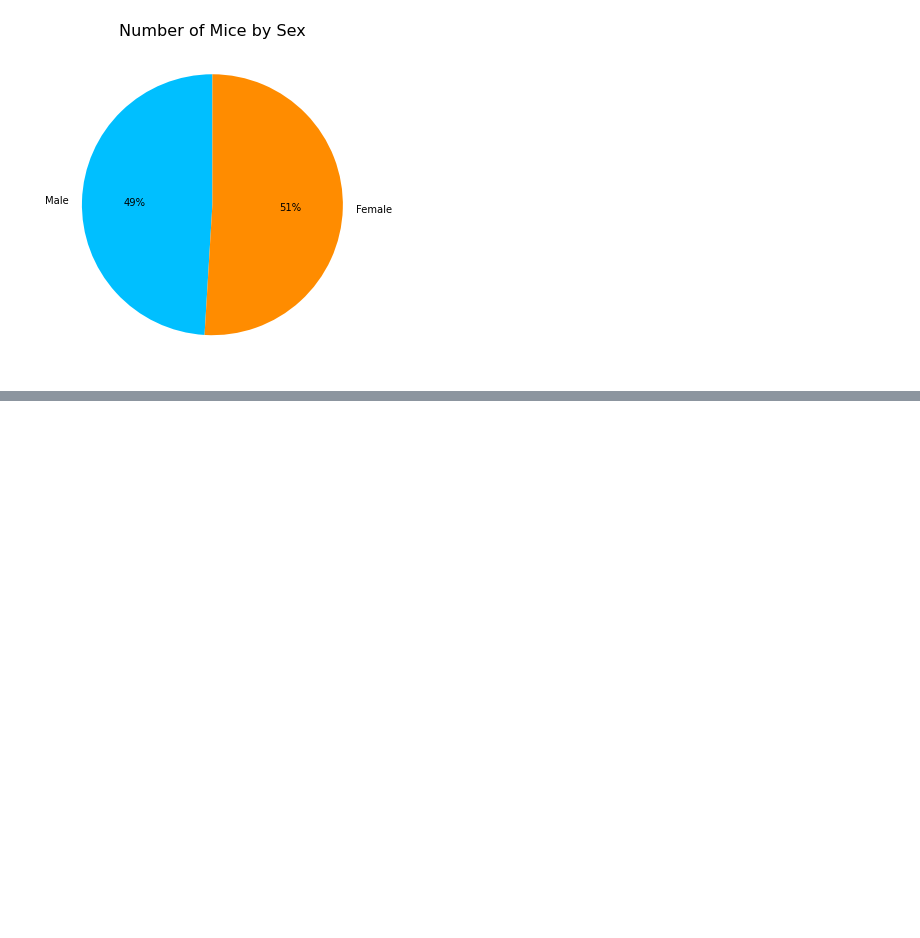
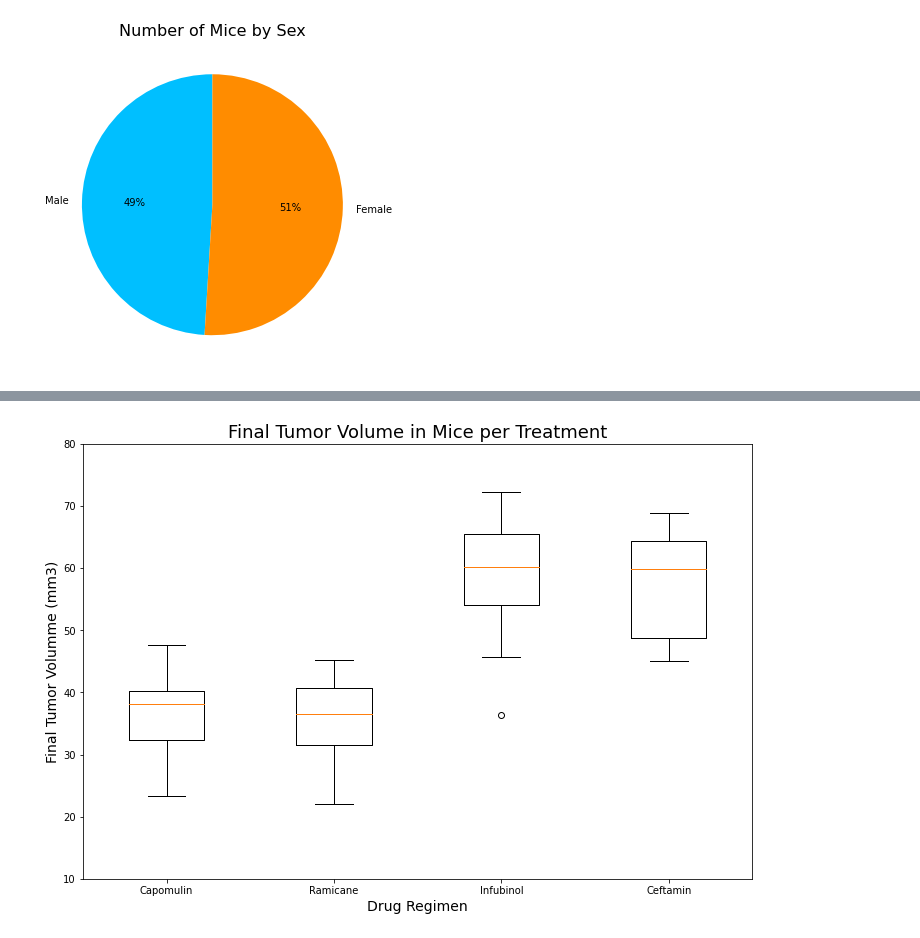
Before and after one commit to emilyneaville/matplotlib-challenge, a Jupyter notebook: pymaceuticals.ipynb, the cells around one changed output, grey strips where cells are left out. Saved outputs shown, nothing was run; the diff lists cells and outputs as text; code cells hidden in the pictures; blank space fills up the shorter version.

Commit message:
Added quartiles, outliers, boxplots
Calculated the IQR and potential outliers for Capomulin, Ramicane, Infubinol, and Cefatmin. Visualized with boxplots.

```diff
--- a/pymaceuticals.ipynb
+++ b/pymaceuticals.ipynb
@@ -186,3 +186,14 @@ plt.ylabel(None)
 plt.show()
 # %% [output]
 [figure]
+# %%
+# Calculate the final tumor volume of each mouse across four of the treatment regimens:
+# Capomulin, Ramicane, Infubinol, and Ceftamin
+
+# Start by getting the last (greatest) timepoint for each mouse
+last_timepoint = clean_df.groupby('Mouse ID')
+last_timepoint_df = pd.DataFrame(last_timepoint['Timepoint'].max())
+
+# Merge with the original DataFrame to get the tumor volume at the last timepoint (max volume)
+tumor_vol_df = pd.merge(last_timepoint_df, clean_df, on=['Mouse ID', 'Timepoint'])
+tumor_vol_df
@@ -188,0 +214,19 @@ plt.show()
+# %%
+# Put treatments into a list for for loop (and later for plot labels)
+treatments = ['Capomulin', 'Ramicane', 'Infubinol', 'Ceftamin']
+
+# Create empty list to fill with tumor vol data (for plotting)
+capomulin_tumvol = []
+ramicane_tumvol = []
+infubinol_tumvol = []
+ceftamin_tumvol = []
+
+for i in range (len(tumor_vol_df)):
+    if tumor_vol_df.loc[i, 'Drug Regimen'] == 'Capomulin':
+        capomulin_tumvol.append(tumor_vol_df.loc[i, 'Tumor Volume (mm3)'])
+    if tumor_vol_df.loc[i, 'Drug Regimen'] == 'Ramicane':
+        ramicane_tumvol.append(tumor_vol_df.loc[i, 'Tumor Volume (mm3)'])
+    if tumor_vol_df.loc[i, 'Drug Regimen'] == 'Infubinol':
+        infubinol_tumvol.append(tumor_vol_df.loc[i, 'Tumor Volume (mm3)'])
+    if tumor_vol_df.loc[i, 'Drug Regimen'] == 'Ceftamin':
+        ceftamin_tumvol.append(tumor_vol_df.loc[i, 'Tumor Volume (mm3)'])
@@ -188,0 +321,13 @@ plt.show()
+# %%
+# Generate a box plot that shows the distrubution of the tumor volume for each treatment group.
+boxplot_data = [capomulin_tumvol, ramicane_tumvol, infubinol_tumvol, ceftamin_tumvol]
+
+fig1, ax1 = plt.subplots(figsize= (12,8))
+ax1.boxplot(boxplot_data, labels=treatments)
+plt.title('Final Tumor Volume in Mice per Treatment', fontsize=18)
+plt.xlabel('Drug Regimen', fontsize=14)
+plt.ylabel('Final Tumor Volumme (mm3)', fontsize=14)
+plt.ylim(10, 80)
+plt.show()
+# %% [output]
+[figure, added]
```
Also changed, not shown: parts of 2 cells of this notebook.
